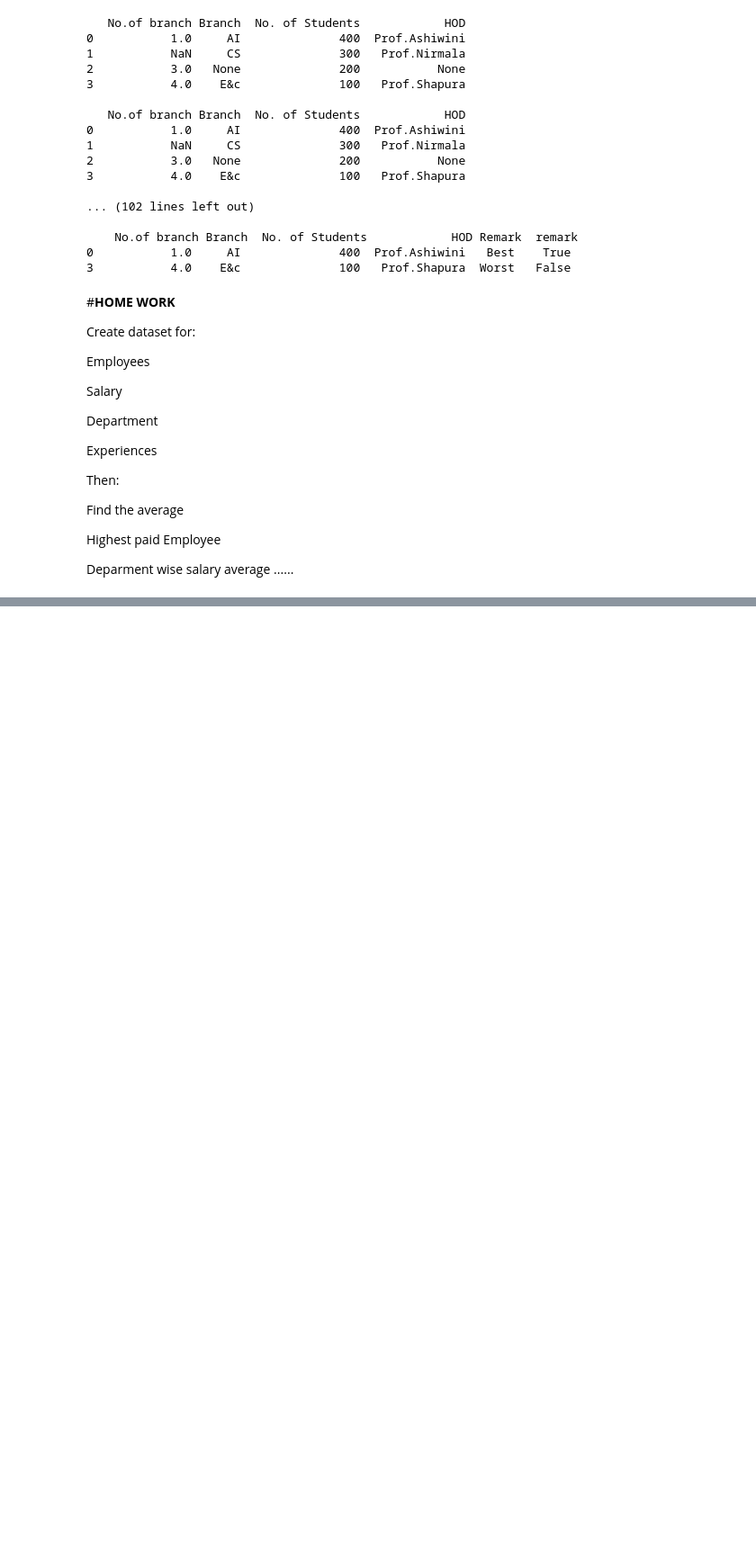
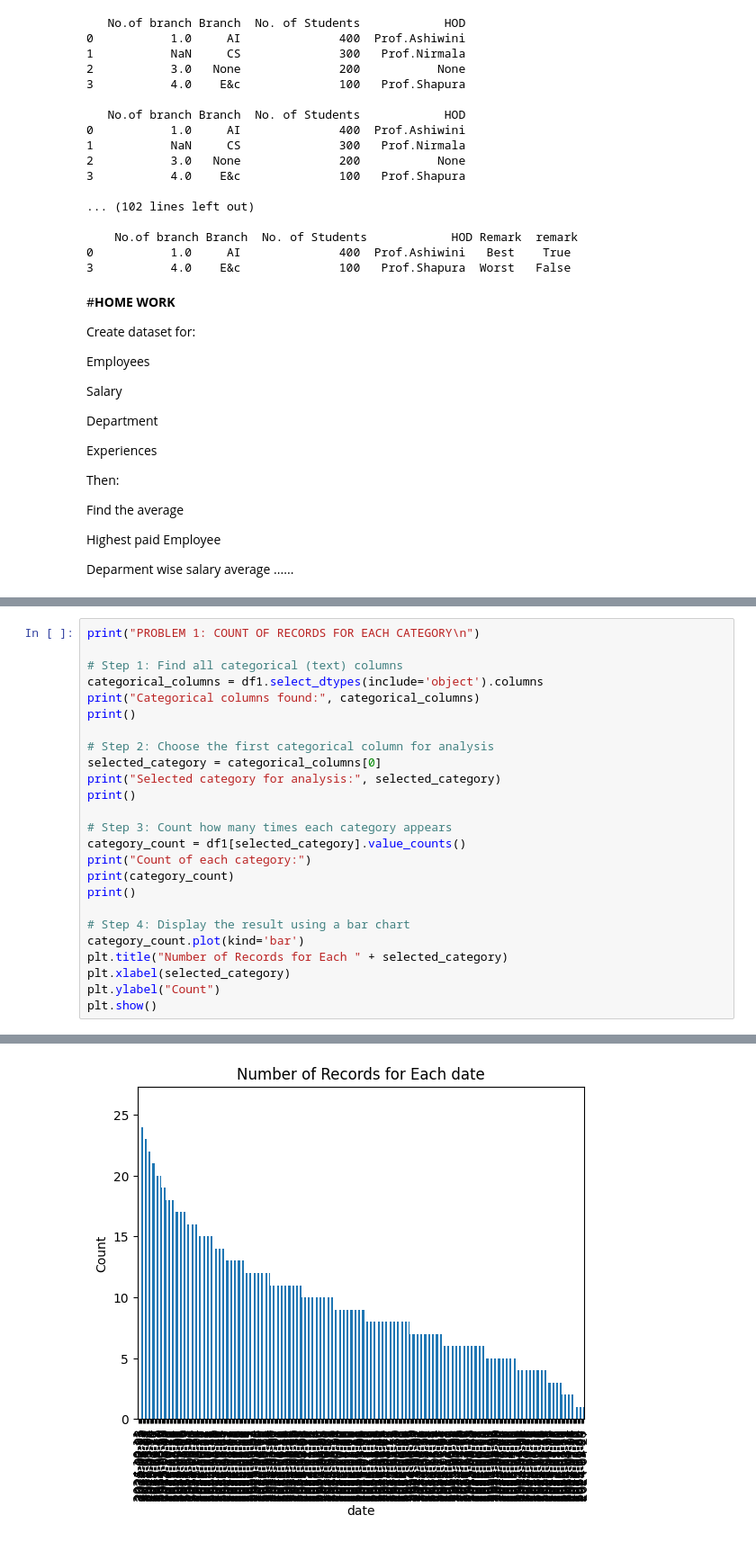
Before and after one commit to nimitha123-kd/Take-IT-Smart-Internship, a Jupyter notebook: Class1_PythonBasics_.ipynb, the cells around one changed output, grey strips where cells are left out. Shown at 90% size. Saved outputs shown, nothing was run; the diff lists cells and outputs as text; blank space fills up the shorter version.

Commit message:
Load dataset and perform initial analysis

```diff
--- a/Class1_PythonBasics_.ipynb
+++ b/Class1_PythonBasics_.ipynb
@@ -3446,0 +3918,26 @@ Which type of passenger more likely to survive???
+# %%
+print("PROBLEM 1: COUNT OF RECORDS FOR EACH CATEGORY\n")
+
+# Step 1: Find all categorical (text) columns
+categorical_columns = df1.select_dtypes(include='object').columns
+print("Categorical columns found:", categorical_columns)
+print()
+
+# Step 2: Choose the first categorical column for analysis
+selected_category = categorical_columns[0]
+print("Selected category for analysis:", selected_category)
+print()
+
+# Step 3: Count how many times each category appears
+category_count = df1[selected_category].value_counts()
+print("Count of each category:")
+print(category_count)
+print()
+
+# Step 4: Display the result using a bar chart
+category_count.plot(kind='bar')
+plt.title("Number of Records for Each " + selected_category)
+plt.xlabel(selected_category)
+plt.ylabel("Count")
+plt.show()
+# %% [output]
@@ -3446,0 +3964 @@ Which type of passenger more likely to survive???
+[figure, added]
```
Also changed, not shown: parts of 10 cells of this notebook.
